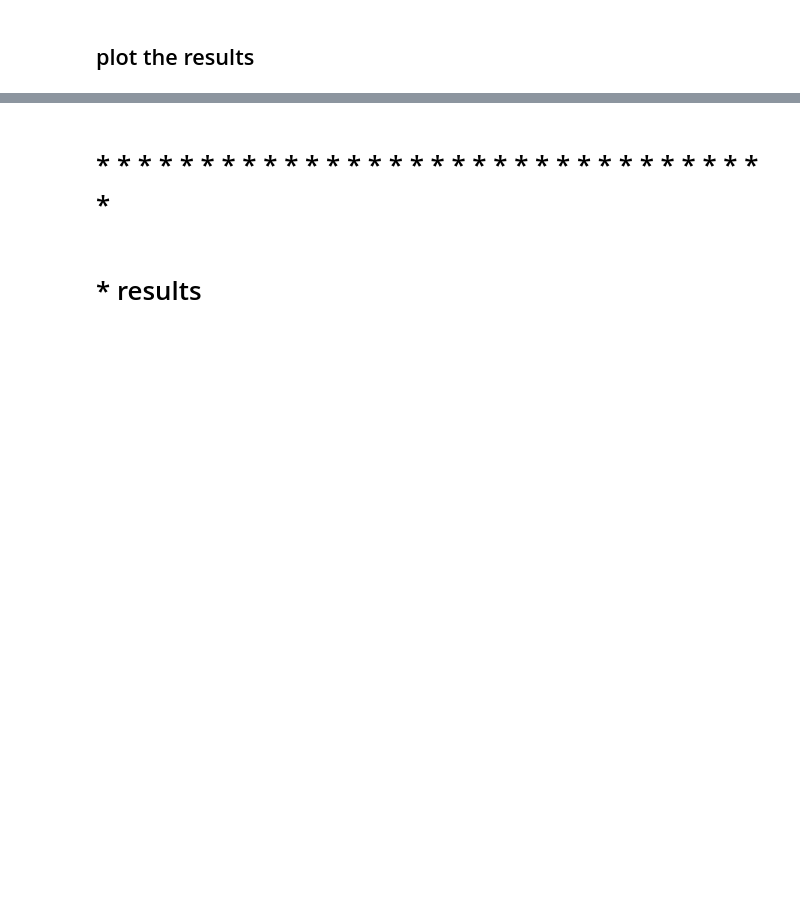
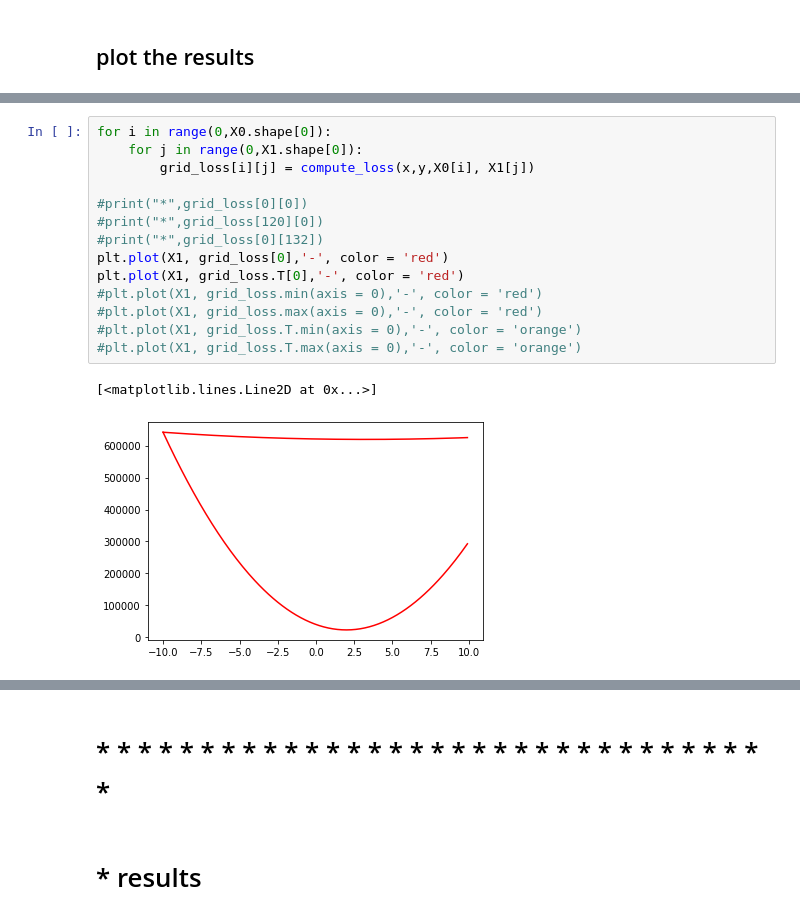
Before and after one commit to jstep750/assignment-machine-learning, a Jupyter notebook: 06/assignment_06.ipynb, the cells around one changed output, grey strips where cells are left out. Drawn from its saved outputs; the diff is of its cells as text; blank space fills up the shorter version.

```diff
--- a/06/assignment_06.ipynb
+++ b/06/assignment_06.ipynb
@@ -136,0 +172,17 @@ def plot_loss_surface(grid_theta0, grid_theta1, grid_loss):
+# %%
+for i in range(0,X0.shape[0]):
+    for j in range(0,X1.shape[0]):
+        grid_loss[i][j] = compute_loss(x,y,X0[i], X1[j])
+
+#print("*",grid_loss[0][0])
+#print("*",grid_loss[120][0])
+#print("*",grid_loss[0][132])
+plt.plot(X1, grid_loss[0],'-', color = 'red')
+plt.plot(X1, grid_loss.T[0],'-', color = 'red')
+#plt.plot(X1, grid_loss.min(axis = 0),'-', color = 'red')
+#plt.plot(X1, grid_loss.max(axis = 0),'-', color = 'red')
+#plt.plot(X1, grid_loss.T.min(axis = 0),'-', color = 'orange')
+#plt.plot(X1, grid_loss.T.max(axis = 0),'-', color = 'orange')
+# %% [output]
+[<matplotlib.lines.Line2D at 0x...>]
+[figure, added]
```
Also changed, not shown: parts of 15 cells of this notebook.
